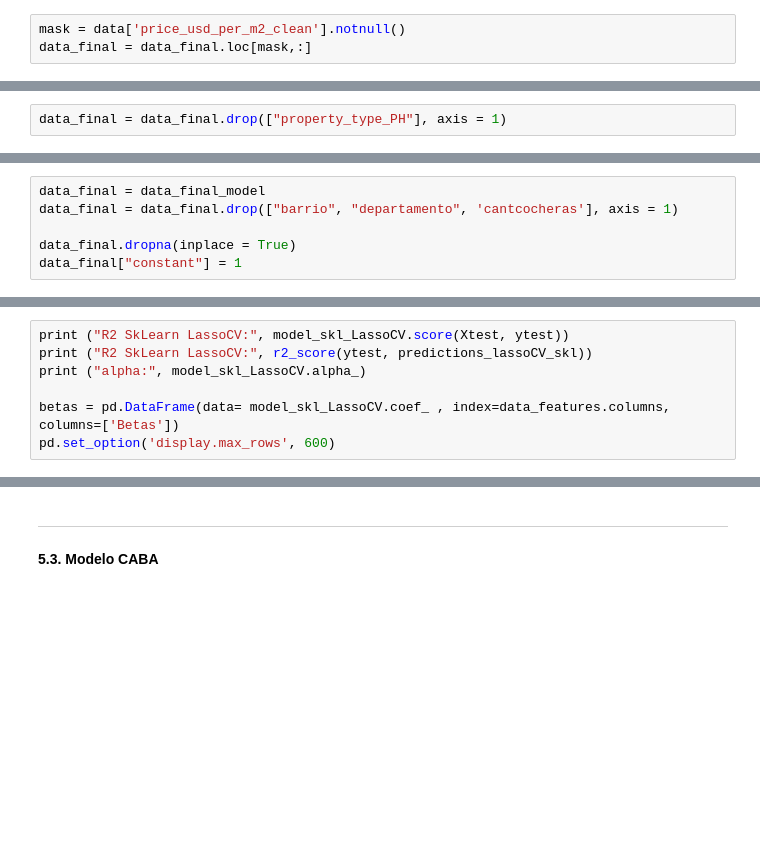
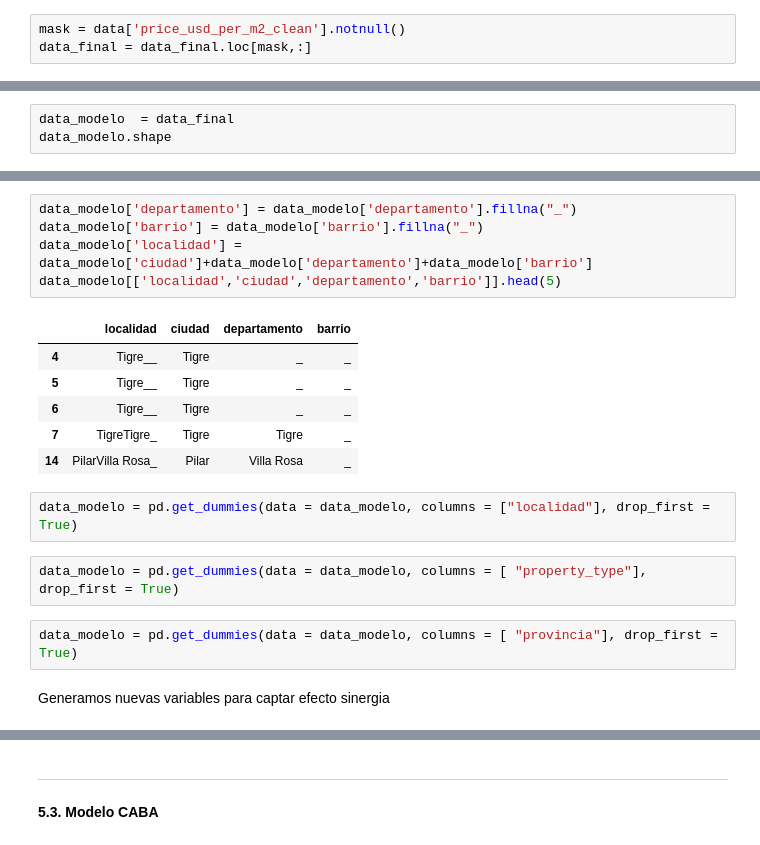
Before and after one commit to Hacho55/DataScience_Grp5, a Jupyter notebook: Entregables/Desafio 2/Grupo5_Desafio2_Entregable.ipynb, the cells around one changed output, grey strips where cells are left out. Saved outputs shown, nothing was run; the diff lists cells and outputs as text; blank space fills up the shorter version.

```diff
--- a/Entregables/Desafio 2/Grupo5_Desafio2_Entregable.ipynb
+++ b/Entregables/Desafio 2/Grupo5_Desafio2_Entregable.ipynb
@@ -1469,2 +1418,0 @@ data_final['rooms_x_banos'] = data_final['rooms_clean'] * data_final['banos']
-# %%
-data_final = data_final.drop(["property_type_PH"], axis = 1)
@@ -1480,6 +1418,0 @@ data_final_model = data_final
-# %%
-data_final = data_final_model
-data_final = data_final.drop(["barrio", "departamento", 'cantcocheras'], axis = 1)
-
-data_final.dropna(inplace = True)
-data_final["constant"] = 1
@@ -1556,7 +1418,0 @@ predictions_lassoCV_skl = model_skl_LassoCV.predict(Xtest)
-# %%
-print ("R2 SkLearn LassoCV:", model_skl_LassoCV.score(Xtest, ytest))
-print ("R2 SkLearn LassoCV:", r2_score(ytest, predictions_lassoCV_skl))
-print ("alpha:", model_skl_LassoCV.alpha_)
-
-betas = pd.DataFrame(data= model_skl_LassoCV.coef_ , index=data_features.columns, columns=['Betas'])
-pd.set_option('display.max_rows', 600)
@@ -1596,0 +1467,3 @@ dataCiudad = data_final
+# %%
+data_modelo  = data_final
+data_modelo.shape
@@ -1596,0 +1481,20 @@ dataCiudad = data_final
+# %%
+data_modelo['departamento'] = data_modelo['departamento'].fillna("_")
+data_modelo['barrio'] = data_modelo['barrio'].fillna("_")
+data_modelo['localidad'] = data_modelo['ciudad']+data_modelo['departamento']+data_modelo['barrio']
+data_modelo[['localidad','ciudad','departamento','barrio']].head(5)
+# %% [output]
+|  | localidad | ciudad | departamento | barrio |
+| 4 | Tigre__ | Tigre | _ | _ |
+| 5 | Tigre__ | Tigre | _ | _ |
+| 6 | Tigre__ | Tigre | _ | _ |
+| 7 | TigreTigre_ | Tigre | Tigre | _ |
+| 14 | PilarVilla Rosa_ | Pilar | Villa Rosa | _ |
+# %%
+data_modelo = pd.get_dummies(data = data_modelo, columns = ["localidad"], drop_first = True)
+# %%
+data_modelo = pd.get_dummies(data = data_modelo, columns = [ "property_type"], drop_first = True)
+# %%
+data_modelo = pd.get_dummies(data = data_modelo, columns = [ "provincia"], drop_first = True)
+# %% [markdown]
+Generamos nuevas variables para captar efecto sinergia
```
Also changed, not shown: parts of 85 cells of this notebook, 2 other files.
